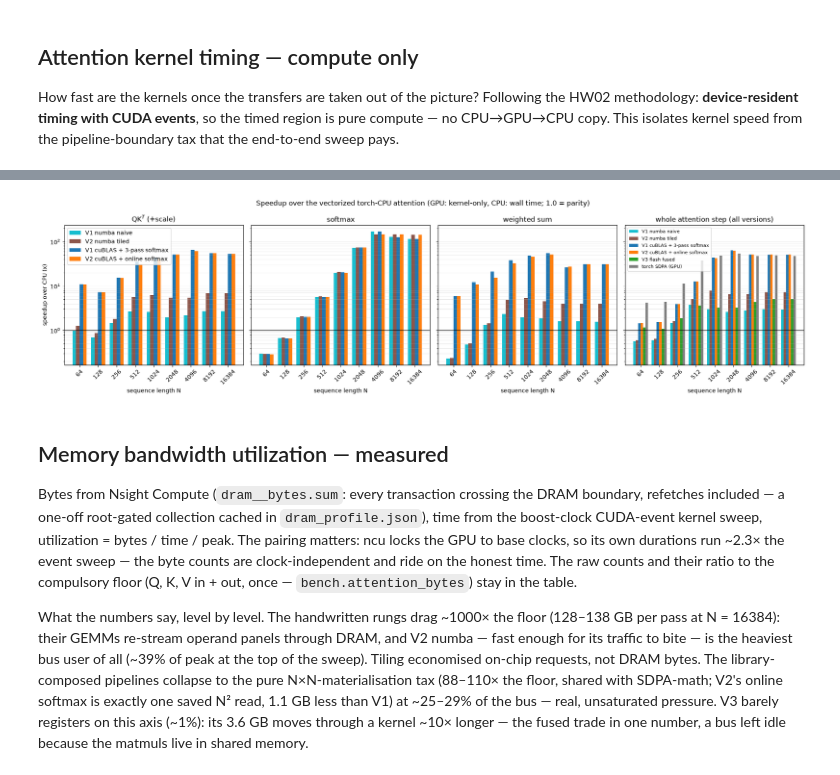
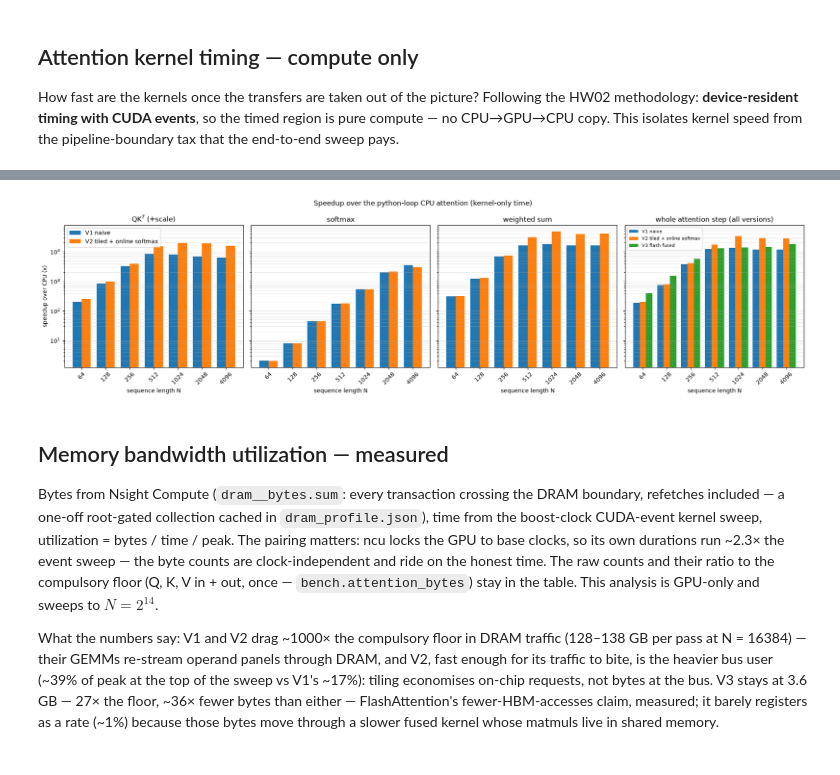
Before and after one commit to LtnLinh/Transformer-Attention-Mechanism, a Jupyter notebook: demo.ipynb, the cells around one changed output, grey strips where cells are left out. Cells and saved outputs as stored; diff of their text form; code cells hidden in the pictures.

```diff
--- a/demo.ipynb
+++ b/demo.ipynb
@@ -81,8 +61,9 @@ CpuPipeline matches torch.nn.functional.scaled_dot_product_attention
 import matplotlib.pyplot as plt
 import numpy as np
 
-PROFILE_LENS = [2 ** x for x in range(6, 15)]
-pcts = [bench.step_percentages(cpu_model, n) for n in PROFILE_LENS]
+PROFILE_LENS = [2 ** x for x in range(6, 13)]
+# warmup=False: pure python, nothing to JIT, and a pass costs minutes
+pcts = [bench.step_percentages(cpu_model, n, warmup=False) for n in PROFILE_LENS]
 
 parts = bench.STEPS + ["other"]
 names = {"1_embedding": "embedding", "2a_qk_matmul": "attn: QK$^T$",
@@ -107,7 +88,7 @@ ax.set_xticks(xpos, PROFILE_LENS, rotation=45)
 ax.set_xlabel("sequence length N")
 ax.set_ylabel("% of forward-pass time")
 ax.set_ylim(0, 108)
-ax.set_title("All-PyTorch pipeline: where a forward pass spends its time")
+ax.set_title("CPU pipeline: where a forward pass spends its time")
 ax.legend(loc="center left", bbox_to_anchor=(1.01, 0.5))
 plt.tight_layout()
 plt.show()
@@ -185,7 +153,7 @@ how to defer.
 # End-to-end correctness of each GPU version against torch SDPA
 if cuda.is_available():
     x = torch.randint(0, 1000, (1, 128))
-    for cls in (GpuV1Numba, GpuV2Numba, GpuV1, GpuV2, GpuV3):
+    for cls in (GpuV1, GpuV2, GpuV3):
         model = cls().eval()
         with torch.no_grad():
             torch.testing.assert_close(model(x), bench.sdpa_reference(model, x),
@@ -374,30 +324,27 @@ Following the HW02 methodology: **device-resident timing with CUDA events**, so
 the timed region is pure compute — no CPU→GPU→CPU copy. This isolates kernel
 speed from the pipeline-boundary tax that the end-to-end sweep pays.
 # %%
-# Kernel-only timing sweep (CUDA events, device-resident)
+# Kernel-only timing sweep (CUDA events, device-resident) -- GPU-only, so it
+# runs past the CPU-capped benchmark to N = 2^14 for Charts 3-5
 if cuda.is_available():
     specs = bench.gpu_specs()
     print(f"GPU: {specs['name']} | {specs['sm']} SMs")
 
-    kmodels = {"V1 numba naive": GpuV1Numba().eval(),
-               "V2 numba tiled": GpuV2Numba().eval(),
-               "V1 cuBLAS + 3-pass softmax": GpuV1().eval(),
-               "V2 cuBLAS + online softmax": GpuV2().eval(),
+    kmodels = {"V1 naive": GpuV1().eval(),
+               "V2 tiled + online softmax": GpuV2().eval(),
                "V3 flash fused": GpuV3().eval(),
                }
-    ktimes = {name: [bench.attention_kernel_ms(m, n, reps=10) for n in SEQ_LENS]
+    ktimes = {name: [bench.attention_kernel_ms(m, n, reps=10) for n in KERNEL_LENS]
               for name, m in kmodels.items()}
-    ktimes["torch SDPA (GPU)"] = [bench.sdpa_kernel_ms(cpu_model, n, reps=10)
-                                  for n in SEQ_LENS]
-    # per-step kernel times (QK^T, softmax, weighted sum) for Chart 3 --
+    # per-step kernel times (QK^T, softmax, weighted sum) for Chart 2 --
     # only the unfused versions expose the three step methods (V3 is one kernel)
-    ksteps = {name: [bench.attention_kernel_step_ms(m, n, reps=10) for n in SEQ_LENS]
+    ksteps = {name: [bench.attention_kernel_step_ms(m, n, reps=10) for n in KERNEL_LENS]
               for name, m in kmodels.items() if "_step_qkt" in type(m).__dict__}
     torch.cuda.empty_cache()  # drop the dead N x N blocks V1/V2 leave cached
 
     header = f"{'N':>6}" + "".join(f"{name:>30}" for name in ktimes)
     print("\n" + header + "   (kernel-only ms)\n" + "-" * len(header))
-    for i, n in enumerate(SEQ_LENS):
+    for i, n in enumerate(KERNEL_LENS):
         print(f"{n:>6}" + "".join(f"{ktimes[name][i]:>27.3f} ms" for name in ktimes))
 else:
     print("No CUDA device -- skipping the kernel metrics")
@@ -418,7 +365,7 @@ GPU: Tesla T4 | 40 SMs
 # %%
-# Chart 2 -- speedup over the CPU baseline (vectorized torch): per sub-step
-# for the unfused GPU versions, then the whole step for all four (V3 and
-# torch SDPA are single fused kernels, so whole-step granularity only)
+# Chart 2 -- speedup over the python-loop CPU attention: per sub-step for
+# the unfused versions, then the whole step for all three (V3 is a single
+# fused kernel, so whole-step granularity only)
 if cuda.is_available():
     step_names = {"2a_qk_matmul": "QK$^T$ (+scale)", "2b_softmax": "softmax",
                   "2c_value_weighted_sum": "weighted sum"}
@@ -426,40 +373,39 @@ if cuda.is_available():
     xpos = np.arange(len(SEQ_LENS))
     w = 0.76 / len(ksteps)
     offs = (np.arange(len(ksteps)) - (len(ksteps) - 1) / 2) * w
     for ax, (step, title) in zip(axes, step_names.items()):
         for off, (name, ks) in zip(offs, ksteps.items()):
-            speedups = [c[step] / g[step] for c, g in zip(cpu_steps, ks)]
+            kmap = dict(zip(KERNEL_LENS, ks))
+            speedups = [c[step] / kmap[n][step] for c, n in zip(cpu_steps, SEQ_LENS)]
             ax.bar(xpos + off, speedups, w, color=COLORS[name], label=name)
         ax.set_yscale("log")
-        ax.axhline(1.0, color="k", lw=0.8)
         ax.set_xticks(xpos, SEQ_LENS, rotation=45)
         ax.set_xlabel("sequence length N")
         ax.set_title(title)
         ax.grid(True, axis="y", which="both", alpha=0.3)
 
     ax = axes[-1]
     cpu_total = [sum(c.values()) for c in cpu_steps]
     w4 = 0.8 / len(ktimes)
     offs4 = (np.arange(len(ktimes)) - (len(ktimes) - 1) / 2) * w4
     for off, (name, kt) in zip(offs4, ktimes.items()):
-        speedups = [c / g for c, g in zip(cpu_total, kt)]
+        kmap = dict(zip(KERNEL_LENS, kt))
+        speedups = [c / kmap[n] for c, n in zip(cpu_total, SEQ_LENS)]
         ax.bar(xpos + off, speedups, w4, color=COLORS[name], label=name)
     ax.set_yscale("log")
-    ax.axhline(1.0, color="k", lw=0.8)
     ax.set_xticks(xpos, SEQ_LENS, rotation=45)
     ax.set_xlabel("sequence length N")
     ax.set_title("whole attention step (all versions)")
     ax.grid(True, axis="y", which="both", alpha=0.3)
     ax.legend(fontsize=8)
 
     axes[0].set_ylabel("speedup over CPU (x)")
     axes[0].legend()
-    plt.suptitle("Speedup over the vectorized torch-CPU attention "
-                 "(GPU: kernel-only, CPU: wall time; 1.0 = parity)")
+    plt.suptitle("Speedup over the python-loop CPU attention (kernel-only time)")
     plt.tight_layout()
     plt.show()
 # %% [output]
-[figure, old version]
+[figure, new version]
 # %% [markdown]
 ## Memory bandwidth utilization — measured
 
@@ -470,19 +416,18 @@ utilization = bytes / time / peak. The pairing matters: ncu locks the GPU
 to base clocks, so its own durations run ~2.3× the event sweep — the byte
 counts are clock-independent and ride on the honest time. The raw counts
 and their ratio to the compulsory floor (Q, K, V in + out, once —
-`bench.attention_bytes`) stay in the table.
+`bench.attention_bytes`) stay in the table. This analysis is GPU-only and
+sweeps to $N = 2^{14}$.
 
-What the numbers say, level by level. The handwritten rungs drag ~1000×
-the floor (128–138 GB per pass at N = 16384): their GEMMs re-stream operand
-panels through DRAM, and V2 numba — fast enough for its traffic to bite —
-is the heaviest bus user of all (~39% of peak at the top of the sweep).
-Tiling economised on-chip requests, not DRAM bytes. The library-composed
-pipelines collapse to the pure N×N-materialisation tax (88–110× the floor,
-shared with SDPA-math; V2's online softmax is exactly one saved N² read,
-1.1 GB less than V1) at ~25–29% of the bus — real, unsaturated pressure.
-V3 barely registers on this axis (~1%): its 3.6 GB moves through a kernel
-~10× longer — the fused trade in one number, a bus left idle because the
-matmuls live in shared memory.
+What the numbers say: V1 and V2 drag ~1000× the compulsory floor in DRAM
+traffic (128–138 GB per pass at N = 16384) — their GEMMs re-stream operand
+panels through DRAM, and V2, fast enough for its traffic to bite, is the
+heavier bus user (~39% of peak at the top of the sweep vs V1's ~17%):
+tiling economises on-chip requests, not bytes at the bus. V3 stays at
+3.6 GB — 27× the floor, ~36× fewer bytes than either — FlashAttention's
+fewer-HBM-accesses claim, measured; it barely registers as a rate (~1%)
+because those bytes move through a slower fused kernel whose matmuls live
+in shared memory.
 # %%
 # Chart 3 -- DRAM bandwidth utilization: measured bytes (ncu, clock-
 # independent) over kernel-only time (CUDA events, boost clocks), % of peak.
```
Also changed, not shown: parts of 17 cells of this notebook, 9 other files.
